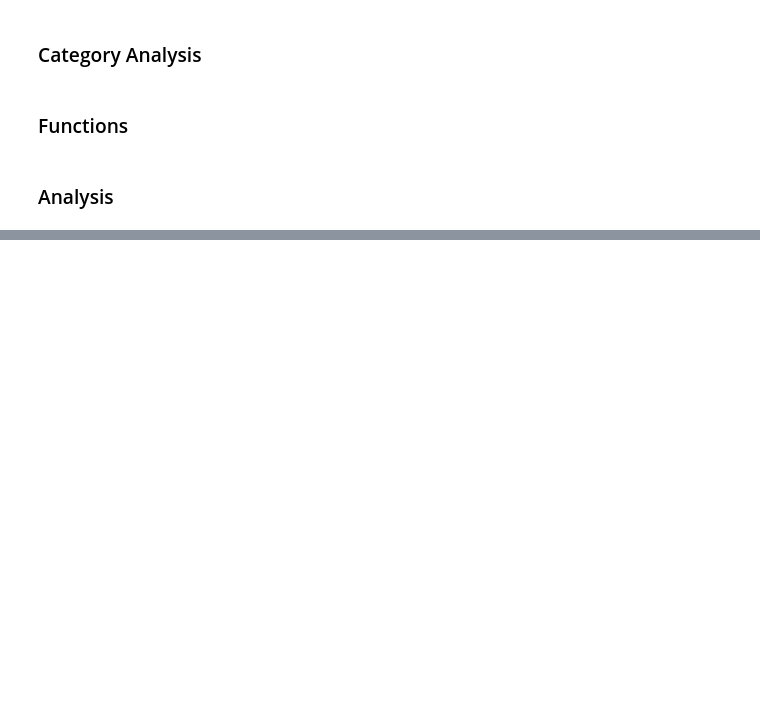
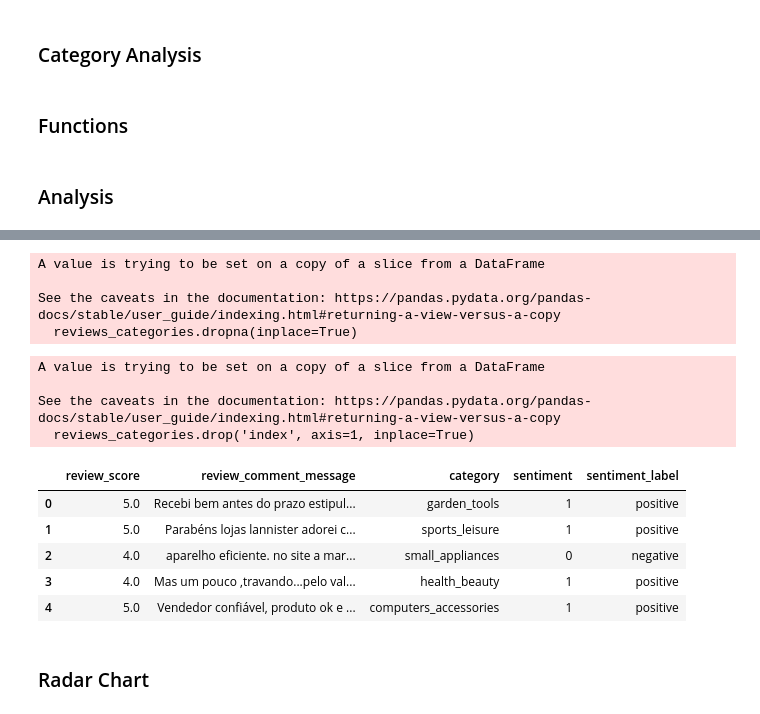
Before and after one commit to C10-Brazilian-e-commerce-modeling-team/brazilian-e-commerce, a Jupyter notebook: Data_analysis/ML_Models.ipynb, the cells around one changed output, grey strips where cells are left out. Saved outputs shown, nothing was run; the diff lists cells and outputs as text; code cells hidden in the pictures; blank space fills up the shorter version.

Commit message:
Prepare files for plot Radar chart

```diff
--- a/Data_analysis/ML_Models.ipynb
+++ b/Data_analysis/ML_Models.ipynb
@@ -2596,0 +2673,5 @@ plt.show()
+# %%
+reviews_data = pd.read_csv('datasets/order_reviews.csv')
+orders_data = pd.read_csv('../Data_analysis/datasets/order_items.csv')
+reviews = pd.merge(reviews_data, orders_data, on='order_id', how='left')
+reviews_full = pd.merge(reviews, products, on='product_id', how='left')
@@ -2596,0 +2690,16 @@ plt.show()
+# %%
+reviews_categories = reviews_full[['review_score', 'review_comment_message', 'category']]
+reviews_categories.dropna(inplace=True)
+# %% [output]
+A value is trying to be set on a copy of a slice from a DataFrame
+
+See the caveats in the documentation: https://pandas.pydata.org/pandas-docs/stable/user_guide/indexing.html#returning-a-view-versus-a-copy
+  reviews_categories.dropna(inplace=True)
+# %%
+reviews_categories.reset_index(inplace=True)
+reviews_categories.drop('index', axis=1, inplace=True)
+# %% [output]
+A value is trying to be set on a copy of a slice from a DataFrame
+
+See the caveats in the documentation: https://pandas.pydata.org/pandas-docs/stable/user_guide/indexing.html#returning-a-view-versus-a-copy
+  reviews_categories.drop('index', axis=1, inplace=True)
@@ -2596,0 +2719,19 @@ plt.show()
+# %%
+reviews_dict = {
+    'sentiment': sent_anls,
+    'sentiment_label': [('positive' if x ==1 else "negative") for x in sent_anls]
+}
+
+reviews_df = pd.DataFrame(reviews_dict)
+# %%
+reviews_category_sentiment = pd.concat([reviews_categories, reviews_df], axis=1)
+reviews_category_sentiment.head()
+# %% [output]
+|  | review_score | review_comment_message | category | sentiment | sentiment_label |
+| 0 | 5.0 | Recebi bem antes do prazo estipul... | garden_tools | 1 | positive |
+| 1 | 5.0 | Parabéns lojas lannister adorei c... | sports_leisure | 1 | positive |
+| 2 | 4.0 | aparelho eficiente. no site a mar... | small_appliances | 0 | negative |
+| 3 | 4.0 | Mas um pouco ,travando...pelo val... | health_beauty | 1 | positive |
+| 4 | 5.0 | Vendedor confiável, produto ok e ... | computers_accessories | 1 | positive |
+# %% [markdown]
+### Radar Chart
```
Also changed, not shown: parts of 20 cells of this notebook.
